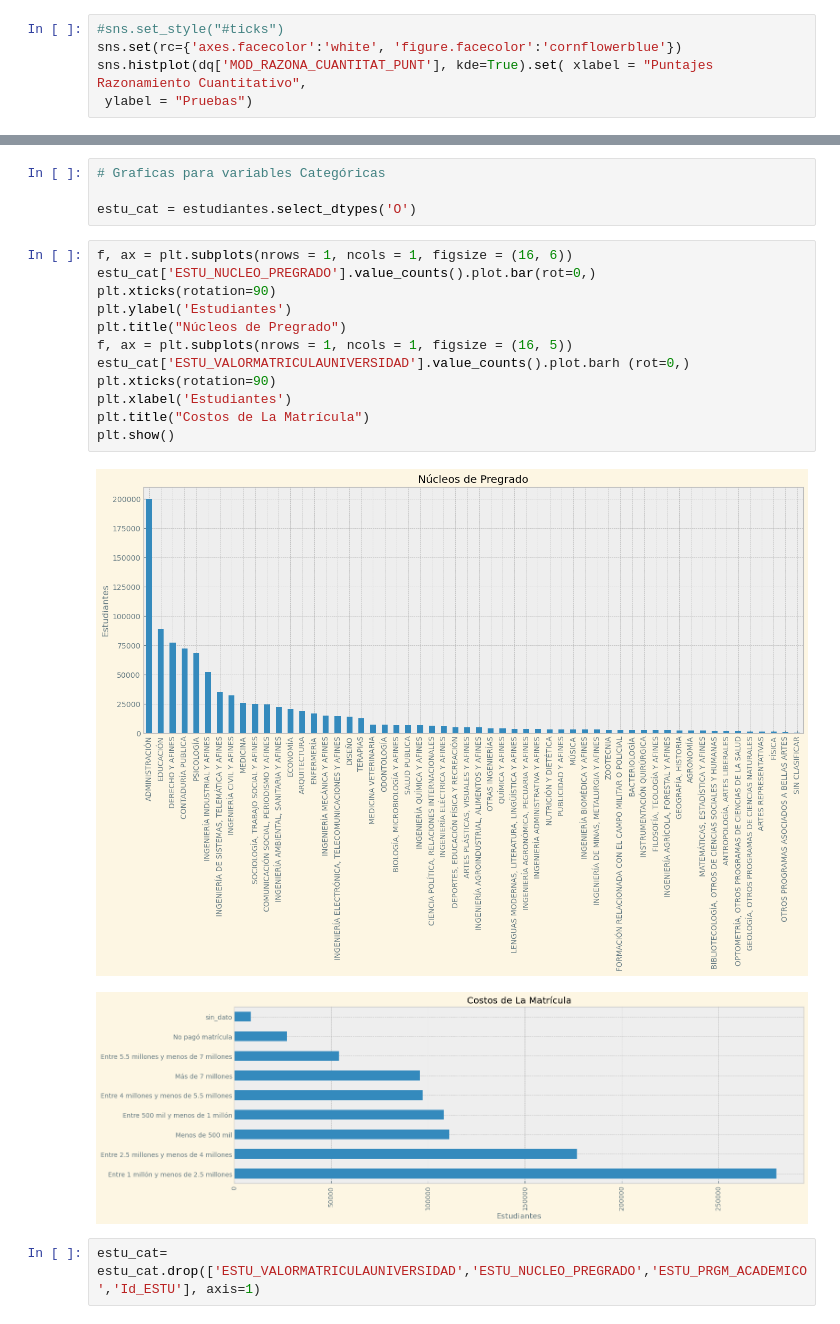
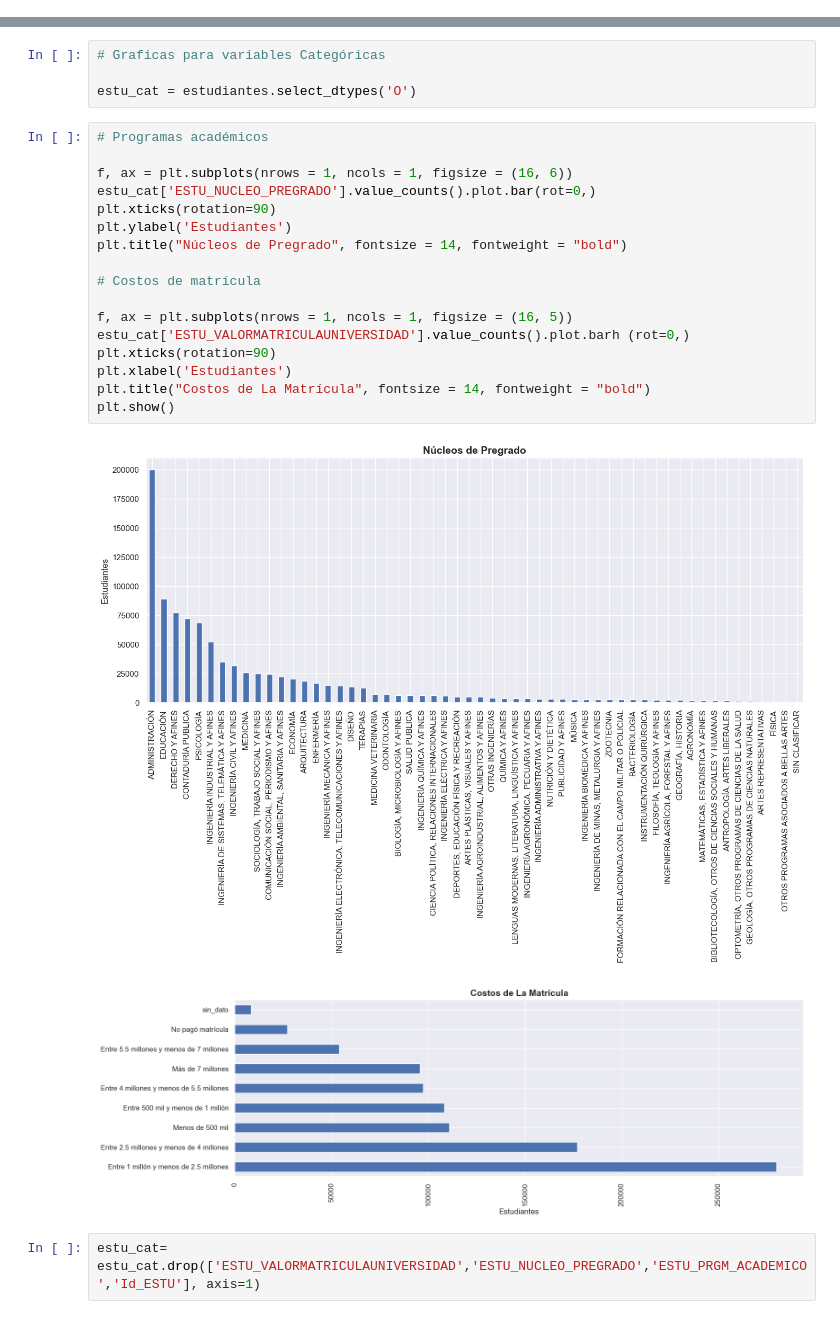
Before and after one commit to jospinoponce/PruebasSaberPro_Colombia, a Jupyter notebook: EDA.ipynb, the cells around one changed output, grey strips where cells are left out. Cells and saved outputs as stored; diff of their text form.

```diff
--- a/EDA.ipynb
+++ b/EDA.ipynb
@@ -166,5 +172,0 @@ plt.show()
-# %%
-#sns.set_style("#ticks")
-sns.set(rc={'axes.facecolor':'white', 'figure.facecolor':'cornflowerblue'})
-sns.histplot(dq['MOD_RAZONA_CUANTITAT_PUNT'], kde=True).set( xlabel = "Puntajes Razonamiento Cuantitativo",
- ylabel = "Pruebas")
@@ -247,20 +247,25 @@ estudiantes.head(2)
 
 estu_cat = estudiantes.select_dtypes('O')
 # %%
+# Programas académicos
+
 f, ax = plt.subplots(nrows = 1, ncols = 1, figsize = (16, 6))
 estu_cat['ESTU_NUCLEO_PREGRADO'].value_counts().plot.bar(rot=0,)
 plt.xticks(rotation=90)
 plt.ylabel('Estudiantes')
-plt.title("Núcleos de Pregrado")
+plt.title("Núcleos de Pregrado", fontsize = 14, fontweight = "bold")
+
+# Costos de matrícula
+
 f, ax = plt.subplots(nrows = 1, ncols = 1, figsize = (16, 5))
 estu_cat['ESTU_VALORMATRICULAUNIVERSIDAD'].value_counts().plot.barh (rot=0,)
 plt.xticks(rotation=90)
 plt.xlabel('Estudiantes')
-plt.title("Costos de La Matrícula")
+plt.title("Costos de La Matrícula", fontsize = 14, fontweight = "bold")
 plt.show()
 # %% [output]
-[figure, old version]
+[figure, new version]
-[figure, old version]
+[figure, new version]
 # %%
 estu_cat= estu_cat.drop(['ESTU_VALORMATRICULAUNIVERSIDAD','ESTU_NUCLEO_PREGRADO','ESTU_PRGM_ACADEMICO','Id_ESTU'], axis=1)
 # %%
```
Also changed, not shown: parts of 12 cells of this notebook, 4 other files.
